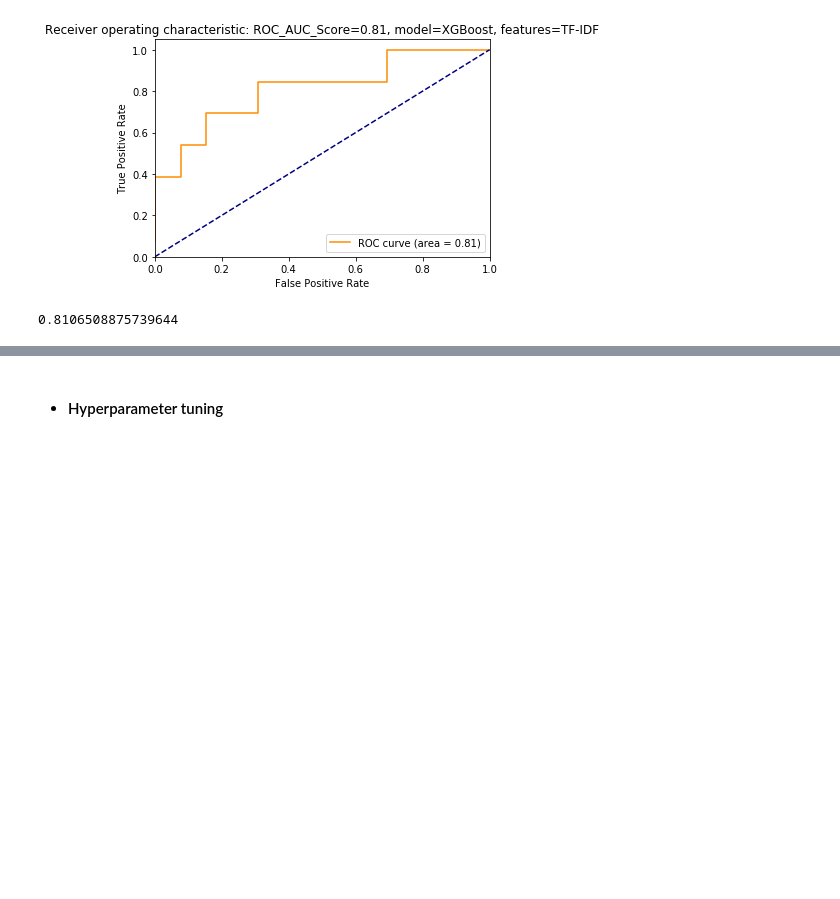
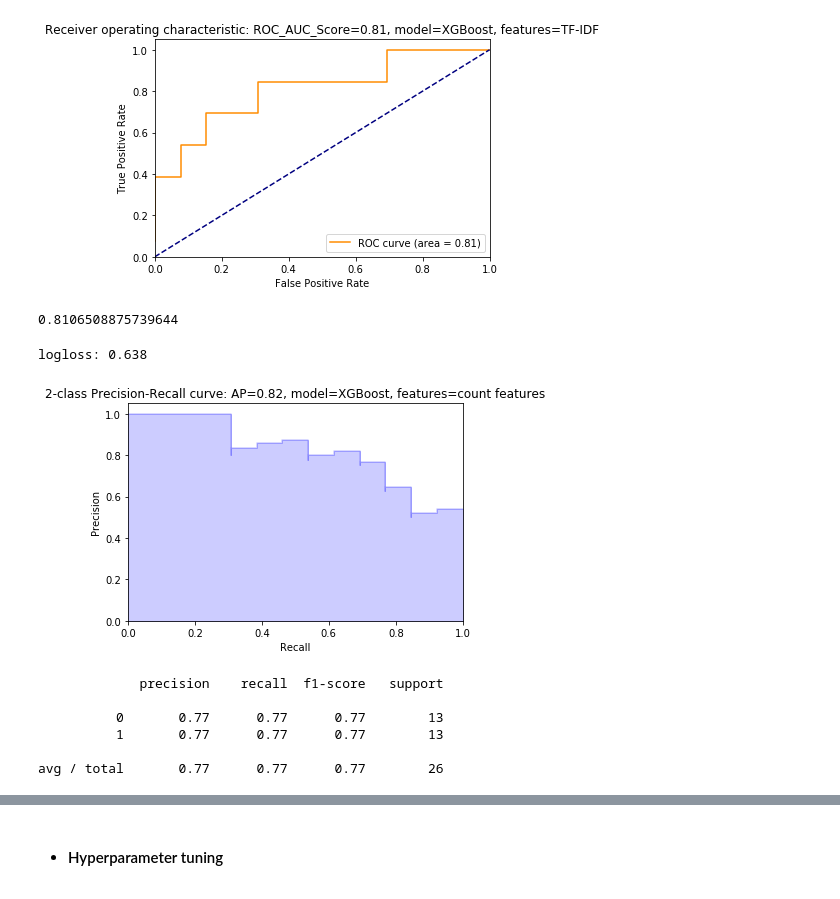
Before and after one commit to ck-unifr/german-wings-airline-challenge, a Jupyter notebook: german-wings-review.ipynb, the cells around one changed output, grey strips where cells are left out. Cells and saved outputs as stored; diff of their text form; code cells hidden in the pictures; blank space fills up the shorter version.

```diff
--- a/german-wings-review.ipynb
+++ b/german-wings-review.ipynb
@@ -100,9 +105,10 @@ np.random.seed(42)
 # %% [markdown]
 ## 1. Load Data
 # %%
-# convert text data in the txt file into a pandas dataframe
 def get_df_review(filename='4U_Reviews.txt', encoding = "ISO-8859-1"):
-
+    """
+    convert text data in the txt file into a pandas dataframe
+    """
     #map the content to dictionary
     dict_review = {'Title':[],
                    'User Name':[],
@@ -202,7 +208,6 @@ def get_df_review(filename='4U_Reviews.txt', encoding = "ISO-8859-1"):
             #print(line)
             review_info_list.append(line)
 
-
     df_review = pd.DataFrame(dict_review)
 
     # get route to and route from
@@ -217,7 +222,6 @@ def get_df_review(filename='4U_Reviews.txt', encoding = "ISO-8859-1"):
     df_review['Route From'] = df_review['Route'].apply(f_from)
     df_review['Route To'] = df_review['Route'].apply(f_to)
 
-
     return df_review
 # %%
 df_review = get_df_review()
@@ -862,3 +877,29 @@ plot_auc_curve(yvalid, predictions[:, 1], model_name='XGBoost',  features='TF-ID
 roc_auc_score(yvalid, predictions[:, 1])
 # %% [output]
 0.8106508875739644
+# %%
+# Fitting a simple xgboost on count features
+clf = xgb.XGBClassifier(max_depth=7, n_estimators=200, colsample_bytree=0.8,
+                        subsample=0.8, nthread=10, learning_rate=0.1)
+
+clf.fit(xtrain_ctv, ytrain)
+
+predictions = clf.predict_proba(xvalid_ctv)
+ypred = clf.predict(xvalid_ctv)
+# %%
+print ("logloss: %0.3f " % multiclass_logloss(yvalid, predictions))
+# %% [output]
+logloss: 0.638
+# %%
+plot_pr_curve(yvalid, predictions[:, 1], model_name='XGBoost', features='count features')
+# %% [output]
+[figure, added]
+# %%
+print(classification_report(yvalid.values, ypred))
+# %% [output]
+             precision    recall  f1-score   support
+
+          0       0.77      0.77      0.77        13
+          1       0.77      0.77      0.77        13
+
+avg / total       0.77      0.77      0.77        26
```
Also changed, not shown: parts of 19 cells of this notebook.
